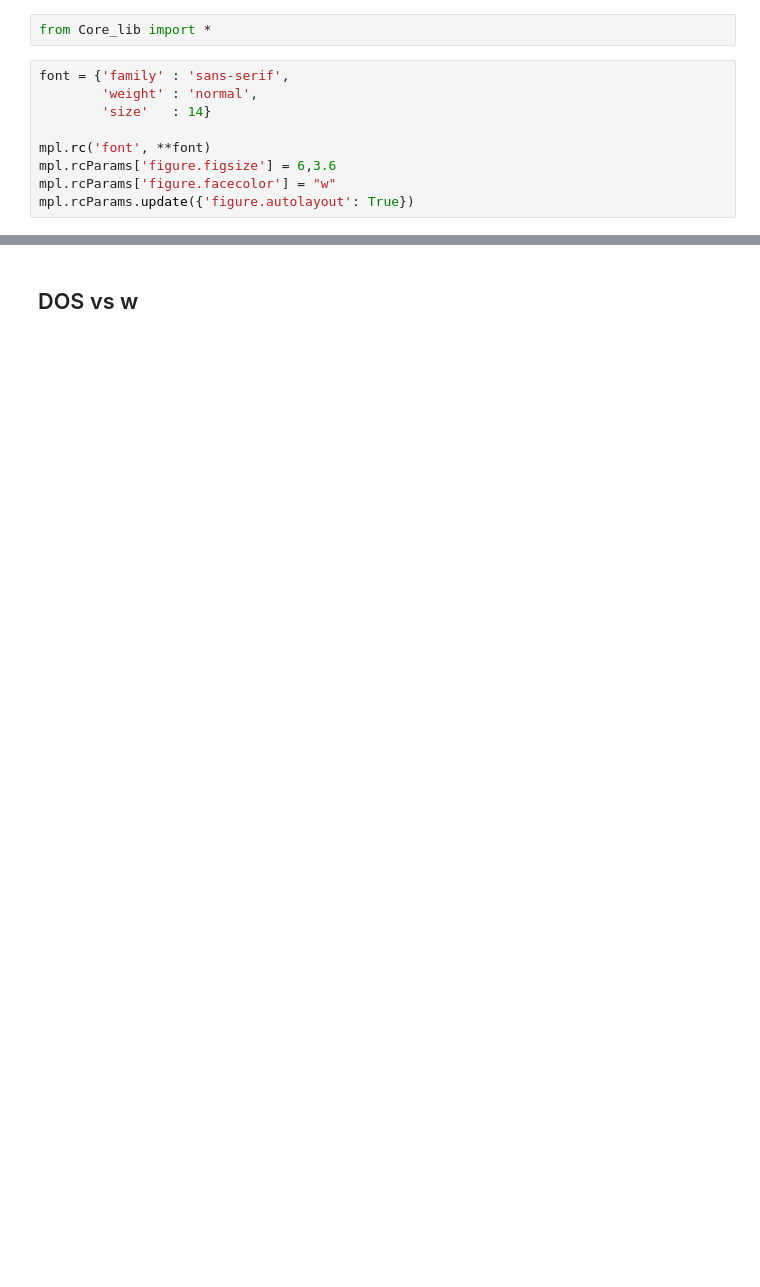
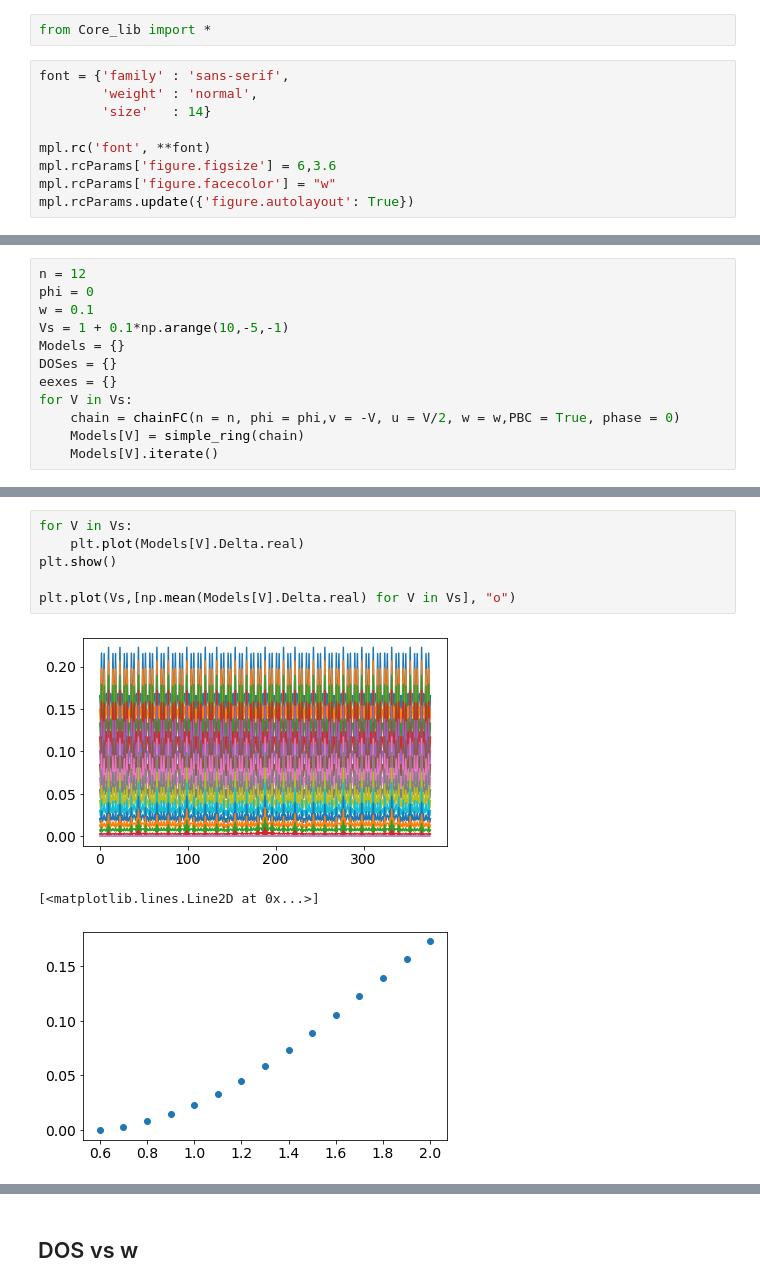
Before and after one commit to gautamra/Superconducting-Fibonacci-chain, a Jupyter notebook: Laboratory.ipynb, the cells around one changed output, grey strips where cells are left out. Saved outputs shown, nothing was run; the diff lists cells and outputs as text; blank space fills up the shorter version.

```diff
--- a/Laboratory.ipynb
+++ b/Laboratory.ipynb
@@ -11,0 +14,12 @@ mpl.rcParams.update({'figure.autolayout': True})
+# %%
+n = 12
+phi = 0
+w = 0.1
+Vs = 1 + 0.1*np.arange(10,-5,-1)
+Models = {}
+DOSes = {}
+eexes = {}
+for V in Vs:
+    chain = chainFC(n = n, phi = phi,v = -V, u = V/2, w = w,PBC = True, phase = 0)
+    Models[V] = simple_ring(chain)
+    Models[V].iterate()
@@ -11,0 +42,10 @@ mpl.rcParams.update({'figure.autolayout': True})
+# %%
+for V in Vs:
+    plt.plot(Models[V].Delta.real)
+plt.show()
+
+plt.plot(Vs,[np.mean(Models[V].Delta.real) for V in Vs], "o")
+# %% [output]
+[figure, added]
+[<matplotlib.lines.Line2D at 0x...>]
+[figure, added]
```
Also changed, not shown: parts of 15 cells of this notebook, 1 other file.
